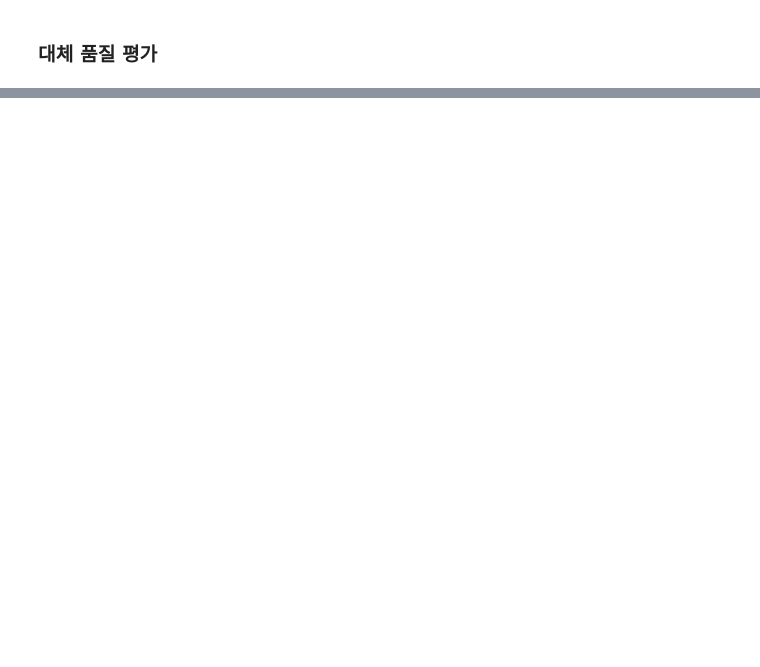
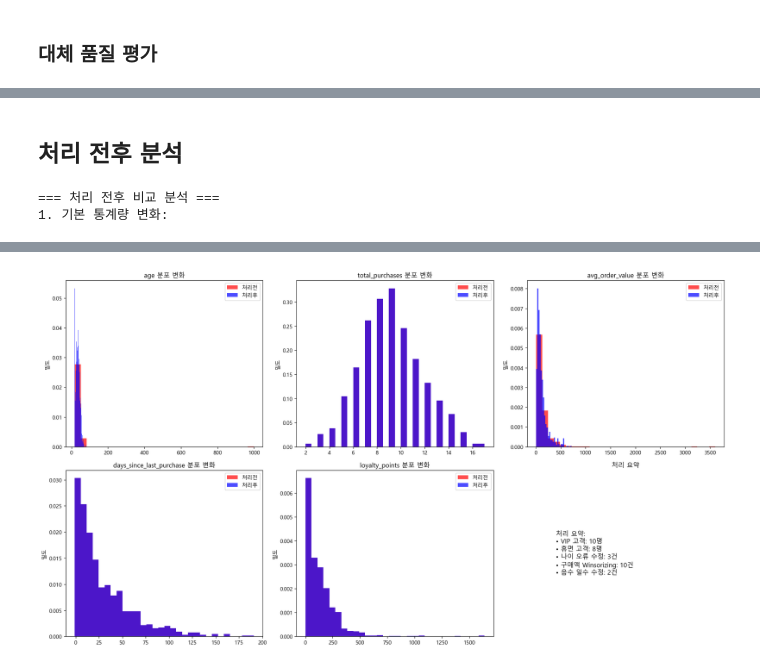
Before and after one commit to tipayo1/TIL, a Jupyter notebook: 데이터분석/05_eda.ipynb, the cells around one changed output, grey strips where cells are left out. Saved outputs shown, nothing was run; the diff lists cells and outputs as text; code cells hidden in the pictures; blank space fills up the shorter version.

```diff
--- a/데이터분석/05_eda.ipynb
+++ b/데이터분석/05_eda.ipynb
@@ -854,0 +1440,73 @@ MICE대체: 보존도 98.7%
+# %% [markdown]
+## 처리 전후 분석
+# %%
+def compare_before_after_treatment(df_original, df_treated):
+    """이상값 처리 전후 비교 분석"""
+
+    print("=== 처리 전후 비교 분석 ===")
+
+    # 기본 통계량 비교
+    numeric_cols = ['age', 'total_purchases', 'avg_order_value', 'days_since_last_purchase', 'loyalty_points']
+
+    comparison = pd.DataFrame({
+        '처리전_평균': df_original[numeric_cols].mean(),
+        '처리후_평균': df_treated[numeric_cols].mean(),
+        '처리전_표준편차': df_original[numeric_cols].std(),
+        '처리후_표준편차': df_treated[numeric_cols].std(),
+        '처리전_최댓값': df_original[numeric_cols].max(),
+        '처리후_최댓값': df_treated[numeric_cols].max()
+    }).round(2)
+
+    comparison['평균_변화율(%)'] = ((comparison['처리후_평균'] - comparison['처리전_평균']) / comparison['처리전_평균'] * 100).round(2)
+    comparison['표준편차_변화율(%)'] = ((comparison['처리후_표준편차'] - comparison['처리전_표준편차']) / comparison['처리전_표준편차'] * 100).round(2)
+
+    print("1. 기본 통계량 변화:")
+    display(comparison)
+
+    # 시각화
+    fig, axes = plt.subplots(2, 3, figsize=(18, 10))
+    axes = axes.ravel()
+
+    for i, col in enumerate(numeric_cols):
+        if i < len(axes):
+            # 히스토그램 비교
+            axes[i].hist(df_original[col], bins=30, alpha=0.7, label='처리전', color='red', density=True)
+            axes[i].hist(df_treated[col], bins=30, alpha=0.7, label='처리후', color='blue', density=True)
+            axes[i].set_title(f'{col} 분포 변화')
+            axes[i].legend()
+            axes[i].set_ylabel('밀도')
+
+    # 마지막 서브플롯에 요약 정보
+    axes[-1].axis('off')
+    summary_text = f"""
+    처리 요약:
+    • VIP 고객: {(df_treated.get('customer_segment', '') == 'VIP').sum()}명
+    • 휴면 고객: {(df_treated.get('status', '') == '휴면고객').sum()}명
+    • 나이 오류 수정: {(df_original['age'] > 100).sum()}건
+    • 구매액 Winsorizing: {(df_original['avg_order_value'] > df_original['avg_order_value'].quantile(0.99)).sum()}건
+    • 음수 일수 수정: {(df_original['days_since_last_purchase'] < 0).sum()}건
+    """
+    axes[-1].text(0.1, 0.5, summary_text, fontsize=12, verticalalignment='center')
+    axes[-1].set_title('처리 요약')
+
+    plt.tight_layout()
+    plt.show()
+
+    # 분포 안정성 검증
+    print(f"\n2. 분포 안정성 검증:")
+    for col in numeric_cols:
+        # 왜도와 첨도 변화
+        skew_before = df_original[col].skew()
+        skew_after = df_treated[col].skew()
+        kurt_before = df_original[col].kurtosis()
+        kurt_after = df_treated[col].kurtosis()
+
+        print(f"{col}:")
+        print(f"  왜도: {skew_before:.3f} → {skew_after:.3f} (변화: {skew_after-skew_before:.3f})")
+        print(f"  첨도: {kurt_before:.3f} → {kurt_after:.3f} (변화: {kurt_after-kurt_before:.3f})")
+
+# 비교 분석 실행
+compare_before_after_treatment(df_mice, df_final)
+# %% [output]
+=== 처리 전후 비교 분석 ===
+1. 기본 통계량 변화:
@@ -854,0 +1519 @@ MICE대체: 보존도 98.7%
+[figure, added]
```
Also changed, not shown: parts of 22 cells of this notebook, 4 other files.
